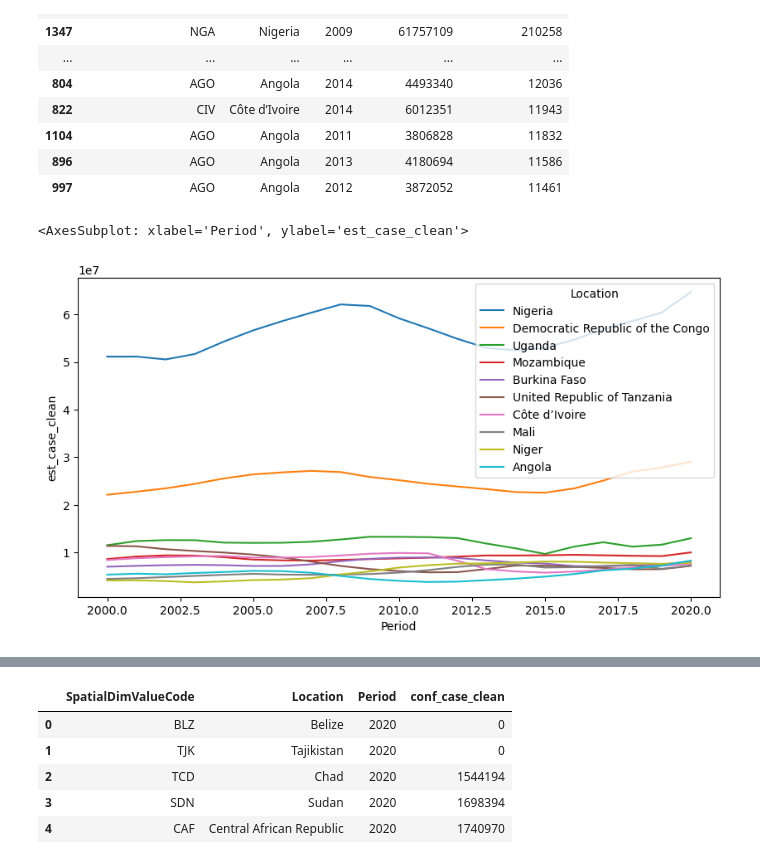
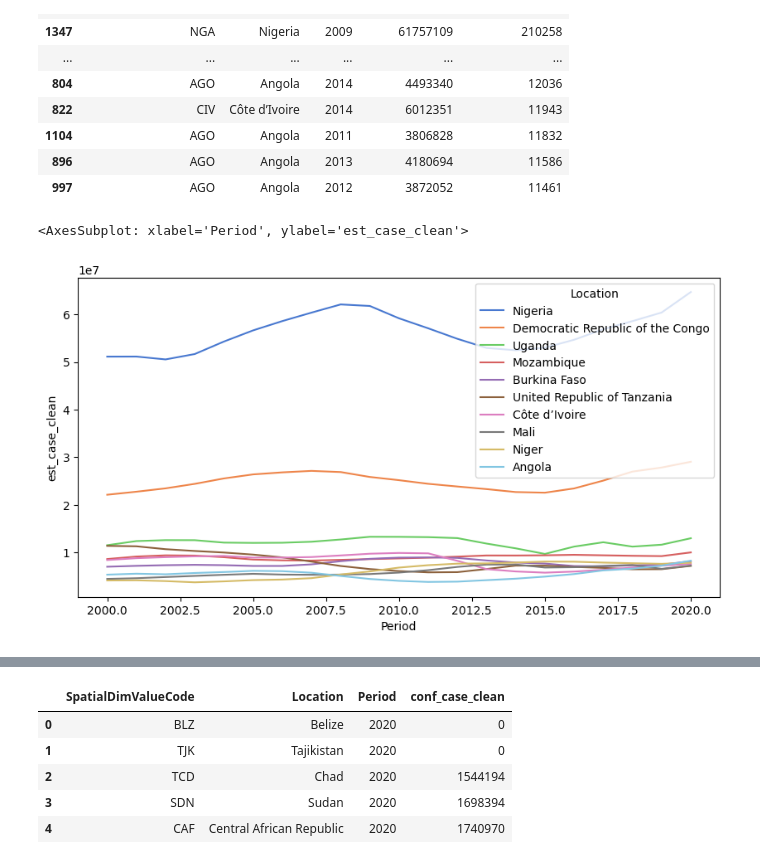
Before and after one commit to fetterollie/Malaria-Data-Exploration, a Jupyter notebook: index.ipynb, the cells around one changed output, grey strips where cells are left out. Saved outputs shown, nothing was run; the diff lists cells and outputs as text; code cells hidden in the pictures.

```diff
--- a/index.ipynb
+++ b/index.ipynb
@@ -645,18 +645,19 @@ sorted_est_death_df.loc[sorted_est_death_df['Location'].isin(['Nigeria',
 | 896 | AGO | Angola | 2013 | 4180694 | 11586 |
 | 997 | AGO | Angola | 2012 | 3872052 | 11461 |
 # %%
-# plotting estimated cases
+# plotting estimated cases 2000-2020
+
 fig, ax = plt.subplots(figsize=(10, 5))
 sns.lineplot(data=sorted_est_death_df.loc[sorted_est_death_df['Location'].isin(['Nigeria',
  'Democratic Republic of the Congo',
  'United Republic of Tanzania',
  'Mozambique',
  'Uganda',
  'Burkina Faso',
  'Mali',
  'Niger',
  'Angola',
- 'Côte d’Ivoire'])], x='Period', y='est_case_clean', hue='Location')
+ 'Côte d’Ivoire'])], x='Period', y='est_case_clean', hue='Location', palette='muted')
 # %% [output]
 <AxesSubplot: xlabel='Period', ylabel='est_case_clean'>
-[figure, old version]
+[figure, new version]
```
Also changed, not shown: parts of 24 cells of this notebook.
